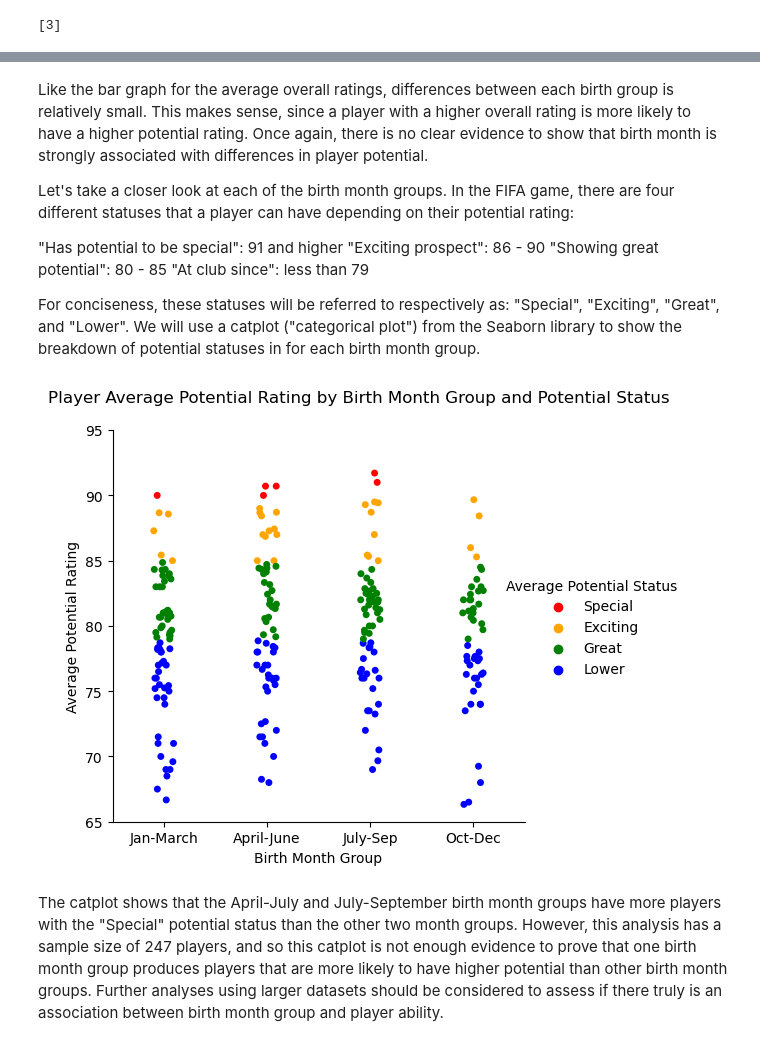
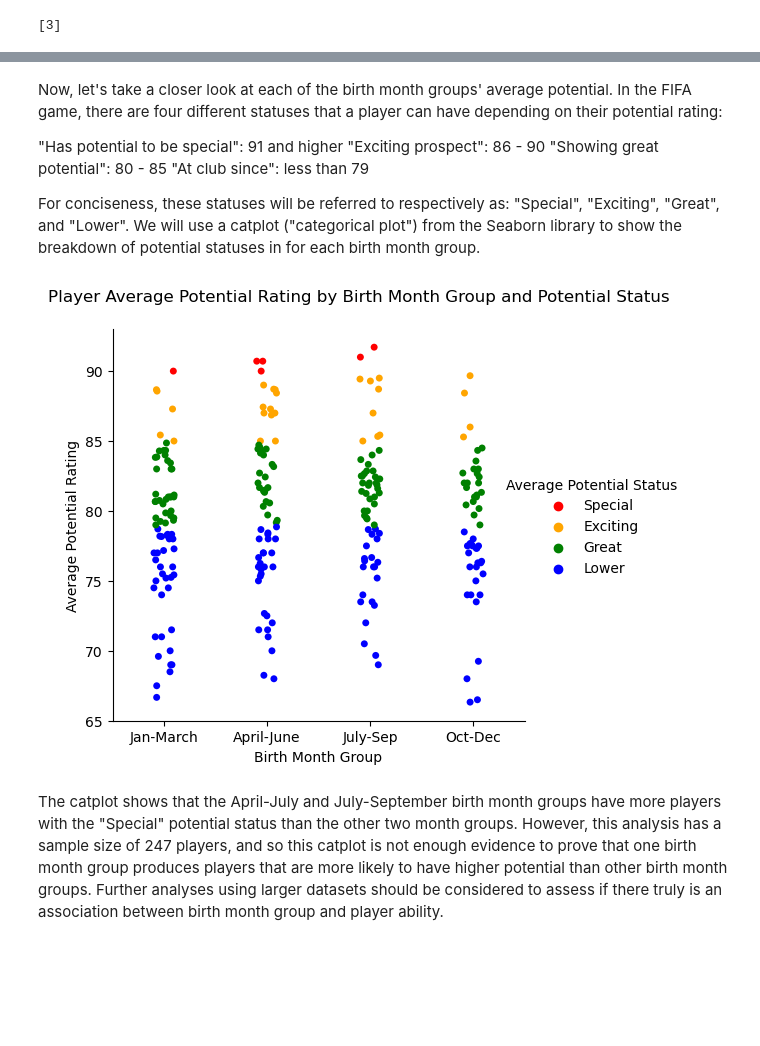
Before and after one commit to michael-hu732/datasci151spring2026, a Jupyter notebook: _final_project/Group_proj 2.0.ipynb, the cells around one changed output, grey strips where cells are left out. Drawn from its saved outputs; the diff is of its cells as text; code cells hidden in the pictures; blank space fills up the shorter version.

```diff
--- a/_final_project/Group_proj 2.0.ipynb
+++ b/_final_project/Group_proj 2.0.ipynb
@@ -195,7 +177,5 @@ plt.show()
 # %% [markdown]
-Like the bar graph for the average overall ratings, differences between each birth group is relatively small. This makes sense, since a player with a higher overall rating is more likely to have a higher potential rating. Once again, there is no clear evidence to show that birth month is strongly associated with differences in player potential.
-
-Let's take a closer look at each of the birth month groups. In the FIFA game, there are four different statuses that a player can have depending on their potential rating:
+Now, let's take a closer look at each of the birth month groups' average potential. In the FIFA game, there are four different statuses that a player can have depending on their potential rating:
 
 "Has potential to be special": 91 and higher
 </br>
@@ -210,22 +190,23 @@ For conciseness, these statuses will be referred to respectively as: "Special",
 # %%
 # Recode data into the potential statuses
 potential_bins = [-np.inf, 79, 85, 90, np.inf]
 potential_labels = ["Lower", "Great", "Exciting", "Special"]
 df_final["avg_potential_status"] = pd.cut(x = df_final["avg_potential"], bins = potential_bins, labels = potential_labels, right = False)
 
 # Plot using Seaborn catplot, indicating different potential statuses with different colors
 g = sns.catplot(data = df_final, x = "month_group", y = "avg_potential",
                 hue = "avg_potential_status",
                 hue_order = ["Special", "Exciting", "Great", "Lower"],
                 palette = {"Special":"red", "Exciting":"orange", "Great":"green", "Lower":"blue"})
-g.axes[0,0].set_ylim(65, 95)
+g.axes[0,0].set_ylim(65, 93)
 g.set_xticklabels(["Jan-March", "April-June", "July-Sep", "Oct-Dec"])
 g.set_axis_labels("Birth Month Group", "Average Potential Rating")
 g.figure.suptitle("Player Average Potential Rating by Birth Month Group and Potential Status")
 g.figure.subplots_adjust(top=0.9)
 g.legend.set_title("Average Potential Status")
 plt.show()
+# Note: The position of points in each birth month group is random and purely for aesthetic
 # %% [output]
-[figure, old version]
+[figure, new version]
 # %% [markdown]
 The catplot shows that the April-July and July-September birth month groups have more players with the "Special" potential status than the other two month groups. However, this analysis has a sample size of 247 players, and so this catplot is not enough evidence to prove that one birth month group produces players that are more likely to have higher potential than other birth month groups. Further analyses using larger datasets should be considered to assess if there truly is an association between birth month group and player ability.
```
Also changed, not shown: parts of 9 cells of this notebook.
